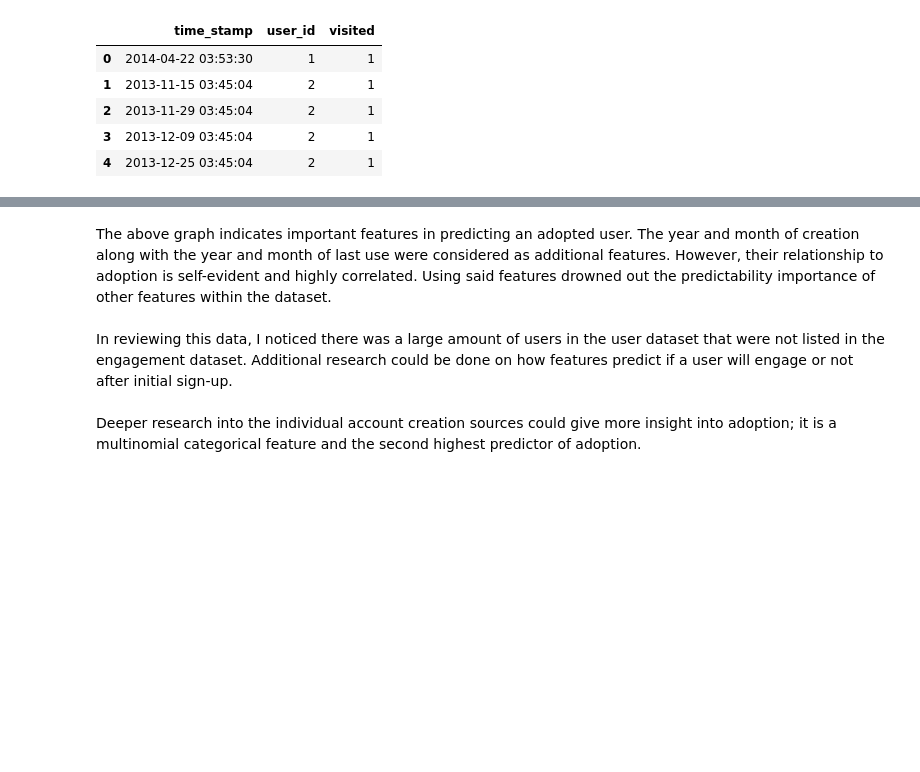
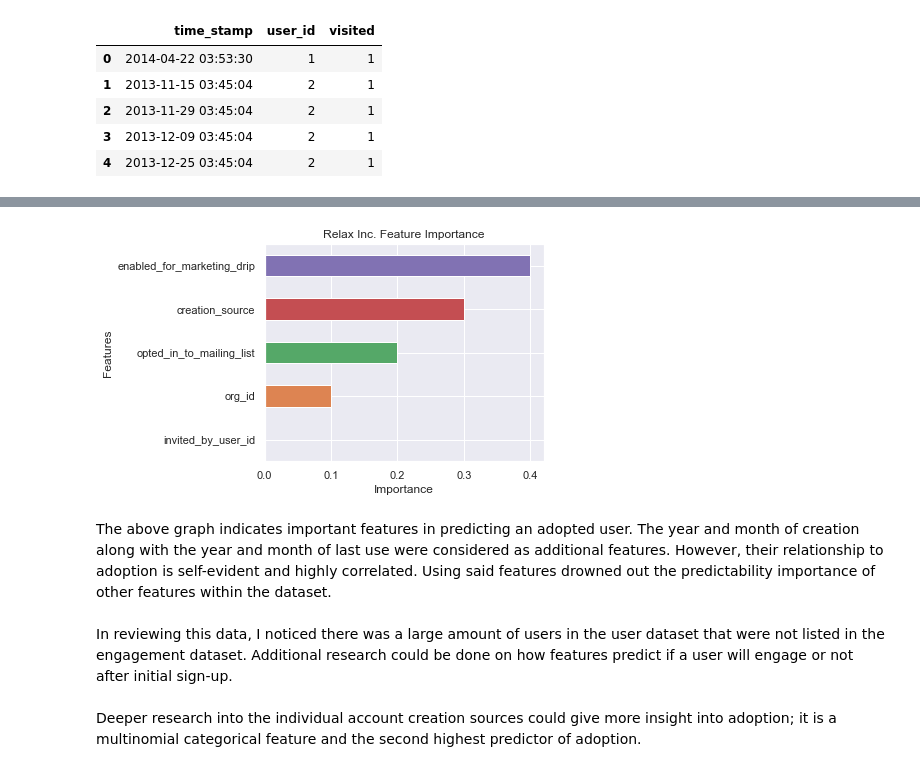
Before and after one commit to jsking751/Springboard-2.0, a Jupyter notebook: Coding Challenges/Relax Inc. Challenge.ipynb, the cells around one changed output, grey strips where cells are left out. Cells and saved outputs as stored; diff of their text form; code cells hidden in the pictures; blank space fills up the shorter version.

Commit message:
Relax Inc. Challenge

```diff
--- a/Coding Challenges/Relax Inc. Challenge.ipynb
+++ b/Coding Challenges/Relax Inc. Challenge.ipynb
@@ -286,0 +319,29 @@ plt.show()
+# %%
+# Import SMOTE to assist in fixing the imbalance of adopted users vs adopted users.
+from imblearn.over_sampling import SMOTE
+
+# Instantiate SMOTE model with default settings.
+smote = SMOTE(random_state=42)
+
+# Fit training data with SMOTE model.
+Xs_train, ys_train = smote.fit_sample(Xd_train, yd_train)
+# %%
+# Instantiate new RFClassifier using hyperparameters from tuning.
+rfc_smote= RandomForestClassifier(random_state=42,
+                            criterion='gini',
+                            max_depth=1,
+                            max_features=.2,
+                            min_samples_leaf=.02,
+                            n_jobs=-1)
+
+
+
+# Fit data
+rfc_smote.fit(Xs_train,ys_train)
+
+# Get new predictions using current model trained on SMOTE over-sampled training data.
+y_pred = rfc_smote.predict(Xd_test)
+
+# Print confusion matrix and classification report.
+print(confusion_matrix(yd_test, y_pred))
+print(classification_report(yd_test,y_pred))
@@ -287,3 +357,17 @@ plt.show()
+# %%
+# Get sorted feature importances of updated model.
+importances2 = pd.Series(rfc_smote.feature_importances_, index=Xdata.columns).sort_values()
+
+#Plot the sorted importances
+_ = plt.subplots(1,1, figsize=(5,4))
+_ = importances2.plot(kind='barh')
+_ = plt.title('Relax Inc. Feature Importance')
+_ = plt.xlabel('Importance')
+_ = plt.ylabel('Features')
+
+plt.show()
+# %% [output]
+[figure, added]
 # %% [markdown]
 The above graph indicates important features in predicting an adopted user.  The year and month of creation along with the year and month of last use were considered as additional features.  However, their relationship to adoption is self-evident and highly correlated.  Using said features drowned out the predictability importance of other features within the dataset.
 <br><br>
```
Also changed, not shown: parts of 9 cells of this notebook.
